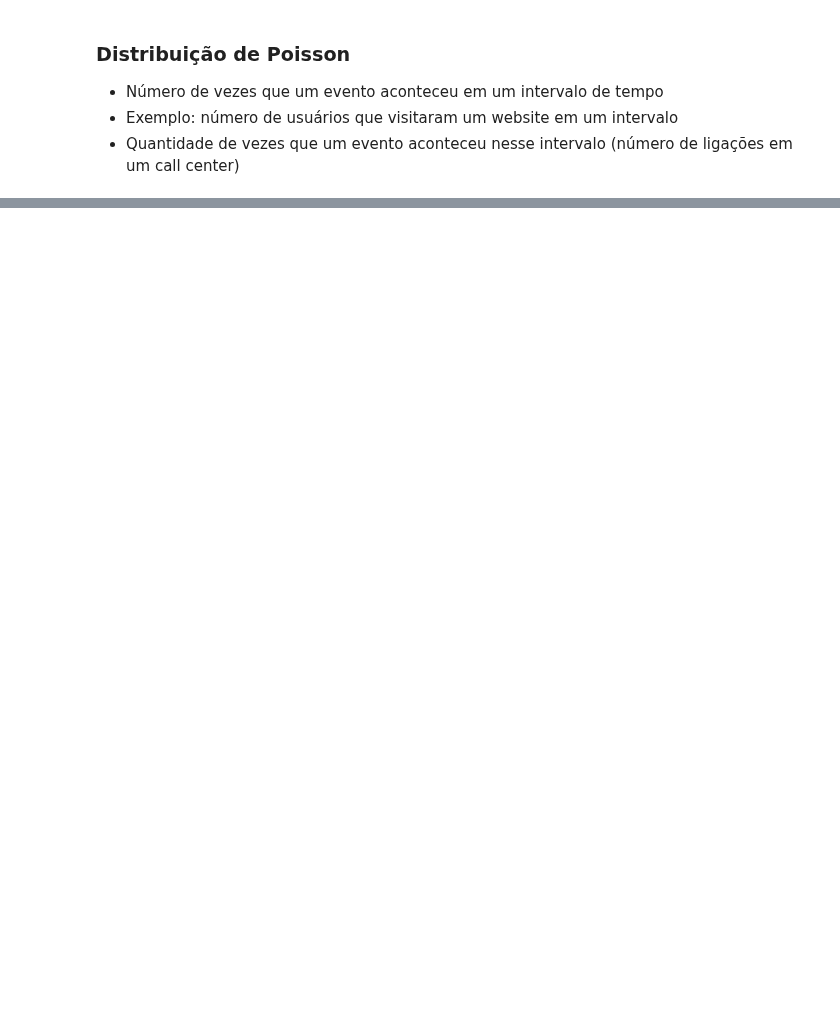
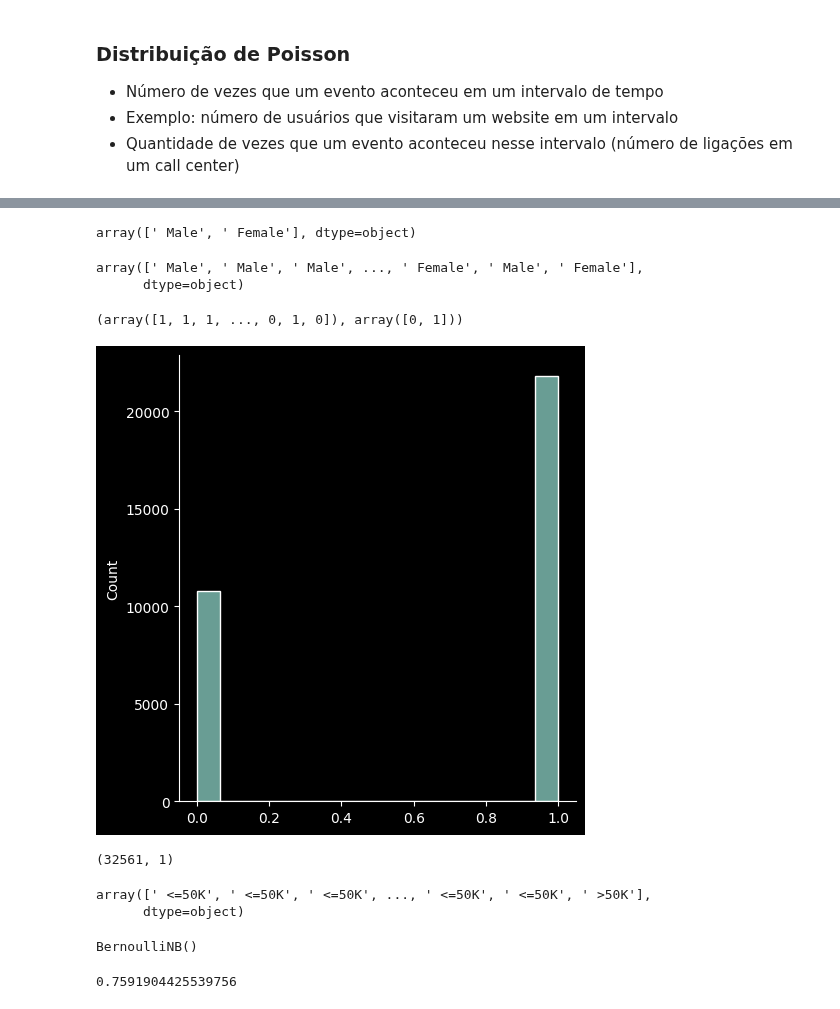
Before and after one commit to Joao-Inacio/Statistics_for-Data_Science, a Jupyter notebook: Distribuições_Estatisticas/Distribuicoes.ipynb, the cells around one changed output, grey strips where cells are left out. Drawn from its saved outputs; the diff is of its cells as text; code cells hidden in the pictures; blank space fills up the shorter version.

Commit message:
Bernoulli Naïve Bayes

```diff
--- a/Distribuições_Estatisticas/Distribuicoes.ipynb
+++ b/Distribuições_Estatisticas/Distribuicoes.ipynb
@@ -467,0 +475,4 @@ sns.histplot(dados_poisson);
+# %%
+# Base de Dados
+df = pd.read_csv('.././populacao_e_amostra/census.csv')
+df.head()
@@ -467,0 +486,46 @@ sns.histplot(dados_poisson);
+# %%
+# Valores únicos de sex
+df['sex'].unique()
+# %% [output]
+array([' Male', ' Female'], dtype=object)
+# %%
+# Separando a variável previsores
+X = df['sex'].values
+X
+# %% [output]
+array([' Male', ' Male', ' Male', ..., ' Female', ' Male', ' Female'],
+      dtype=object)
+# %%
+# Lib e transformando dados categóricos em dados numéricos
+from sklearn.preprocessing import LabelEncoder
+Label_Encoder = LabelEncoder()
+X = Label_Encoder.fit_transform(X)
+# %%
+# Visualizando os valores
+X, np.unique(X)
+# %% [output]
+(array([1, 1, 1, ..., 0, 1, 0]), array([0, 1]))
+# %%
+# Gráfico
+sns.displot(X);
+# %% [output]
+[figure, added]
+# %%
+# Transformando em matriz
+X = X.reshape(-1, 1)
+X.shape
+# %% [output]
+(32561, 1)
+# %%
+# Variavas de classe
+y = df['income'].values
+y
+# %% [output]
+array([' <=50K', ' <=50K', ' <=50K', ..., ' <=50K', ' <=50K', ' >50K'],
+      dtype=object)
+# %%
+# Criando e treinado o modelo
+bernoulli_naive_bayes = BernoulliNB()
+bernoulli_naive_bayes.fit(X, y)
+# %% [output]
+BernoulliNB()
@@ -467,0 +535,5 @@ sns.histplot(dados_poisson);
+# %%
+# Visualizando a accuracy
+accuracy_score(y, previsoes)
+# %% [output]
+0.7591904425539756
```
Also changed, not shown: parts of 31 cells of this notebook.
